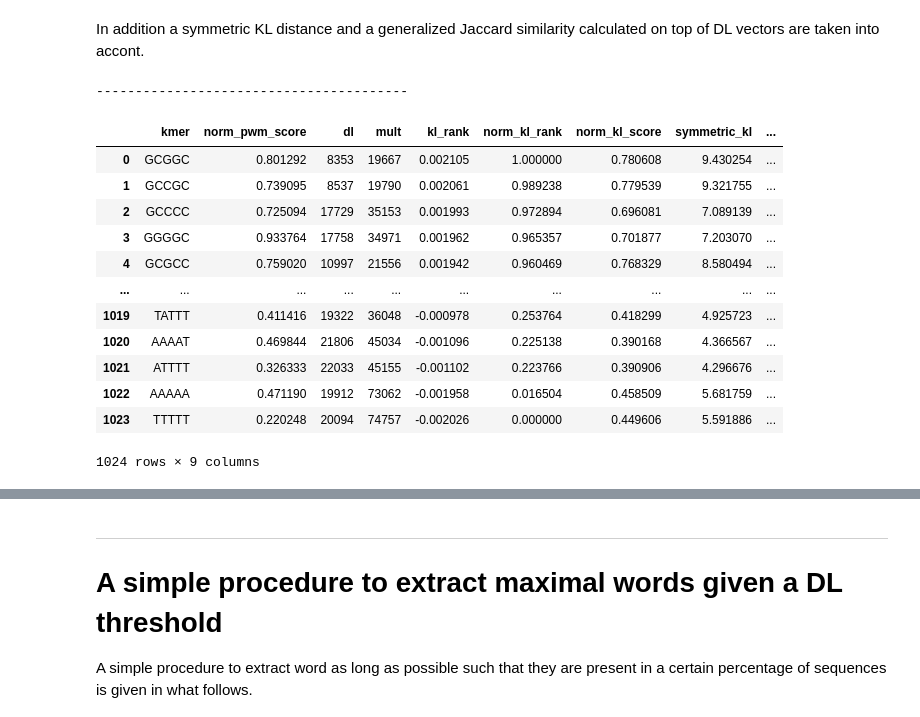
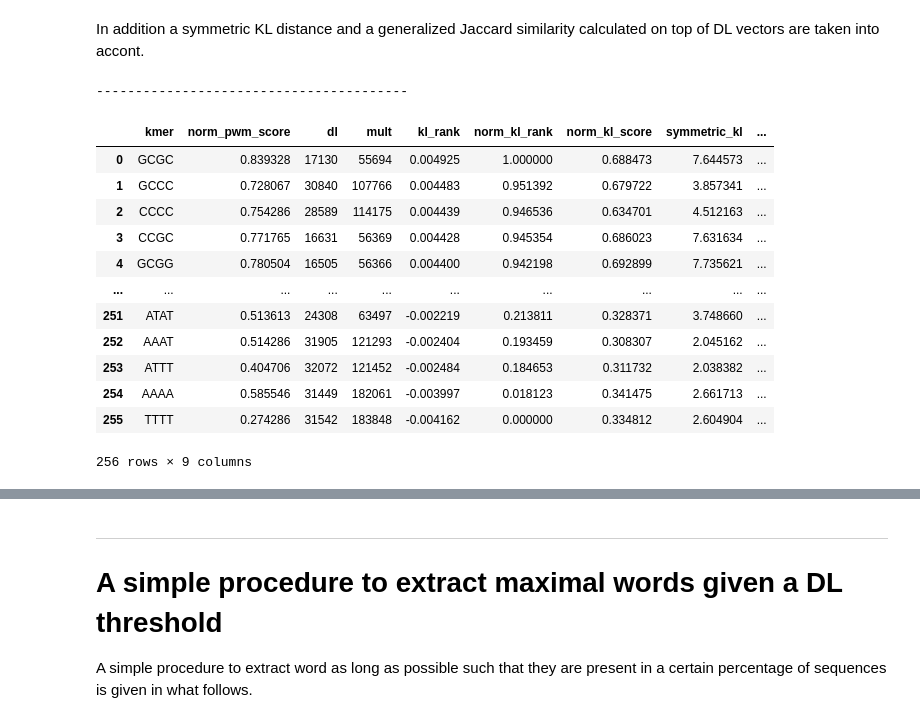
Before and after one commit to vbonnici/TFBS-scorings, a Jupyter notebook: TFBS-scorings.ipynb, the cells around one changed output, grey strips where cells are left out. Saved outputs shown, nothing was run; the diff lists cells and outputs as text; code cells hidden in the pictures.

```diff
--- a/Untitled.ipynb
+++ b/TFBS-scorings.ipynb
@@ -328,0 +530,34 @@ saving  dataframe to csv ENCFF682EOV_allseqs.nelsa.csv
+# %%
+import pandas
+
+k = 4
+print('k',k)
+it = NESAIterator( egs, k, list(edf.sa) , list(edf.lcp), list(edf.nn))
+dl = list(edf.dl)
+
+words = list()
+scores = list()
+dls = list()
+mults = list()
+
+for kmer in it:
+    #print(kmer, it.multiplicity(), it.positions())
+    #print(it.multiplicity(), it.positions())
+    #print(kmer, it.multiplicity())
+    words.append(kmer)
+    mults.append( it.multiplicity())
+    scores.append( get_normalized_motif_score(ctcf, kmer)[0]  )
+    dls.append( len(  set(  dl[ it.get_start() : it.get_end() ]  ) ) )
+
+epwmstats = pandas.DataFrame()
+epwmstats['word'] = words
+epwmstats['score'] = scores
+epwmstats['dl'] = dls
+epwmstats['mult'] = mults
+epwmstats.sort_values('score', ascending=False, inplace=True)
+
+
+display(epwmstats)
+print('max dl value', max(epwmstats['dl']))
+
+plot_2d_scatter(epwmstats, 'dl', 'score')
@@ -682,7 +814,7 @@ def calulcate_generalized_jaccard(d1, d2):
 def calculate_symmetric_kl(d1, d2):
     return (calculate_kl(d1,d2)+calculate_kl(d2,d1))/2
 # %%
-k = 5
+k = 4
 
 kl_rank, norm_kl_rank =  get_kl_scores(k, egs, e_dnesa, rgs, r_dnesa)
 #print(kl_rank)
@@ -824,7 +956,7 @@ ctcf = read_jaspar('MA0139.1.jaspar')
 # %% [markdown]
 In addition a symmetric KL distance and a generalized Jaccard similarity calculated on top of DL vectors are taken into accont.
 # %%
-k = 5
+k = 4
 
 kl_rank, norm_kl_rank =  get_kl_scores(k, egs, e_dnesa, rgs, r_dnesa)
 #print(kl_rank)
@@ -861,45 +993,45 @@ for s in kl_rank:
             symmetric_kl.append(0)
             jaccard.append(0)
 
         mult.append(ke-ks)
         dl.append( len(set(edf.dl[ks:ke])))
     else:
         mult.append(0)
         dl.append(0)
         symmetric_kl.append(0)
         jaccard.append(0)
 
 import pandas
 exp1_df = pandas.DataFrame()
 exp1_df['kmer'] = [ s[1] for s in kl_rank ]
 exp1_df['norm_pwm_score'] = norm_pwm_score
 exp1_df['dl'] = dl
 exp1_df['mult'] = mult
 exp1_df['kl_rank'] = [ s[0] for s in kl_rank ]
 exp1_df['norm_kl_rank'] = [ s[0] for s in norm_kl_rank ]
 exp1_df['norm_kl_score'] = norm_kl
 exp1_df['symmetric_kl'] = symmetric_kl
 exp1_df['jaccard'] = jaccard
 
 print('-'*40)
 display(exp1_df)
 
 exp1_df.to_csv('scores.re-extract.k'+str(k)+'.csv')
 # %% [output]
 ----------------------------------------
 |  | kmer | norm_pwm_score | dl | mult | kl_rank | norm_kl_rank | norm_kl_score | symmetric_kl | ... |
-| 0 | GCGGC | 0.801292 | 8353 | 19667 | 0.002105 | 1.000000 | 0.780608 | 9.430254 | ... |
-| 1 | GCCGC | 0.739095 | 8537 | 19790 | 0.002061 | 0.989238 | 0.779539 | 9.321755 | ... |
-| 2 | GCCCC | 0.725094 | 17729 | 35153 | 0.001993 | 0.972894 | 0.696081 | 7.089139 | ... |
-| 3 | GGGGC | 0.933764 | 17758 | 34971 | 0.001962 | 0.965357 | 0.701877 | 7.203070 | ... |
-| 4 | GCGCC | 0.759020 | 10997 | 21556 | 0.001942 | 0.960469 | 0.768329 | 8.580494 | ... |
+| 0 | GCGC | 0.839328 | 17130 | 55694 | 0.004925 | 1.000000 | 0.688473 | 7.644573 | ... |
+| 1 | GCCC | 0.728067 | 30840 | 107766 | 0.004483 | 0.951392 | 0.679722 | 3.857341 | ... |
+| 2 | CCCC | 0.754286 | 28589 | 114175 | 0.004439 | 0.946536 | 0.634701 | 4.512163 | ... |
+| 3 | CCGC | 0.771765 | 16631 | 56369 | 0.004428 | 0.945354 | 0.686023 | 7.631634 | ... |
+| 4 | GCGG | 0.780504 | 16505 | 56366 | 0.004400 | 0.942198 | 0.692899 | 7.735621 | ... |
 | ... | ... | ... | ... | ... | ... | ... | ... | ... | ... |
-| 1019 | TATTT | 0.411416 | 19322 | 36048 | -0.000978 | 0.253764 | 0.418299 | 4.925723 | ... |
-| 1020 | AAAAT | 0.469844 | 21806 | 45034 | -0.001096 | 0.225138 | 0.390168 | 4.366567 | ... |
-| 1021 | ATTTT | 0.326333 | 22033 | 45155 | -0.001102 | 0.223766 | 0.390906 | 4.296676 | ... |
-| 1022 | AAAAA | 0.471190 | 19912 | 73062 | -0.001958 | 0.016504 | 0.458509 | 5.681759 | ... |
-| 1023 | TTTTT | 0.220248 | 20094 | 74757 | -0.002026 | 0.000000 | 0.449606 | 5.591886 | ... |
+| 251 | ATAT | 0.513613 | 24308 | 63497 | -0.002219 | 0.213811 | 0.328371 | 3.748660 | ... |
+| 252 | AAAT | 0.514286 | 31905 | 121293 | -0.002404 | 0.193459 | 0.308307 | 2.045162 | ... |
+| 253 | ATTT | 0.404706 | 32072 | 121452 | -0.002484 | 0.184653 | 0.311732 | 2.038382 | ... |
+| 254 | AAAA | 0.585546 | 31449 | 182061 | -0.003997 | 0.018123 | 0.341475 | 2.661713 | ... |
+| 255 | TTTT | 0.274286 | 31542 | 183848 | -0.004162 | 0.000000 | 0.334812 | 2.604904 | ... |
-1024 rows × 9 columns
+256 rows × 9 columns
 # %%
 df = exp1_df
 
```
Also changed, not shown: parts of 20 cells of this notebook, 6 other files.
